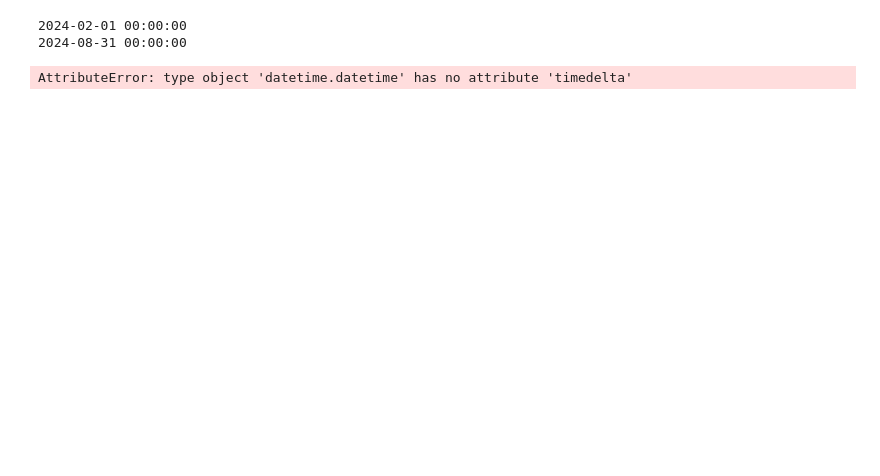
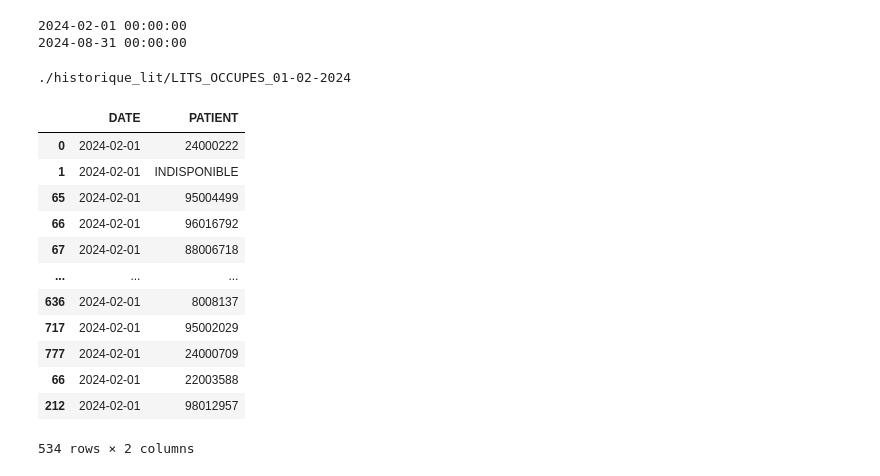
Before and after one commit to Pateaanaia/poipoi, a Jupyter notebook: jojo.ipynb, the cells around one changed output. Saved outputs shown, nothing was run; the diff lists cells and outputs as text; code cells hidden in the pictures; blank space fills up the shorter version.

```diff
--- a/jojo.ipynb
+++ b/jojo.ipynb
@@ -47,20 +49,35 @@ def reduce_day(liste_strings, date):
     daily_files = [s for s in liste_strings if "LITS_OCCUPES_" + date in s]
     df1 = pd.DataFrame({ "PATIENT": []})
     for file_path in daily_files:
-        dfi = pd.read_csv("./historique_lit/" + file_path, encoding='cp1252', sep=";", on_bad_lines='skip')
-        df1 = pd.concat([df1, dfi], axis=0)
+        total_file_path = "./historique_lit/" + file_path
+        if os.path.getsize(total_file_path) != 0:
+            try:
+                dfi = pd.read_csv(total_file_path, encoding='cp1252', sep=";", on_bad_lines='skip')
+            except UnicodeDecodeError:
+                with open(total_file_path, "rb") as f:
+                    result = chardet.detect(f.read())
+                dfi = pd.read_csv(total_file_path, encoding=result['encoding'], sep=";", on_bad_lines='skip')
+            df1 = pd.concat([df1, dfi], axis=0)
     df1["DATE"] = datetime.datetime.strptime(date, '%d-%m-%Y')
     df1 = df1[["DATE", "PATIENT"]].drop_duplicates()
     return df1
 #df = reduce_day(csv_list, "24-02-2024")
 #df
-# %%
-current_date = start_date
-df1 = pd.DataFrame({ "})
-while current_date <= end_date:
-    date = current_date.strftime("%d-%m-%Y")
-    df = reduce_day(csv_list, date)
-
-    current_date += datetime.timedelta(days=1)
-# %% [output]
-AttributeError: type object 'datetime.datetime' has no attribute 'timedelta'
+# %%
+dftest = reduce_day(csv_list, "01-02-2024")
+dftest
+# %% [output]
+./historique_lit/LITS_OCCUPES_01-02-2024
+|  | DATE | PATIENT |
+| 0 | 2024-02-01 | 24000222 |
+| 1 | 2024-02-01 | INDISPONIBLE |
+| 65 | 2024-02-01 | 95004499 |
+| 66 | 2024-02-01 | 96016792 |
+| 67 | 2024-02-01 | 88006718 |
+| ... | ... | ... |
+| 636 | 2024-02-01 | 8008137 |
+| 717 | 2024-02-01 | 95002029 |
+| 777 | 2024-02-01 | 24000709 |
+| 66 | 2024-02-01 | 22003588 |
+| 212 | 2024-02-01 | 98012957 |
+534 rows × 2 columns
```
Also changed, not shown: parts of 8 cells of this notebook, 1 other file.
